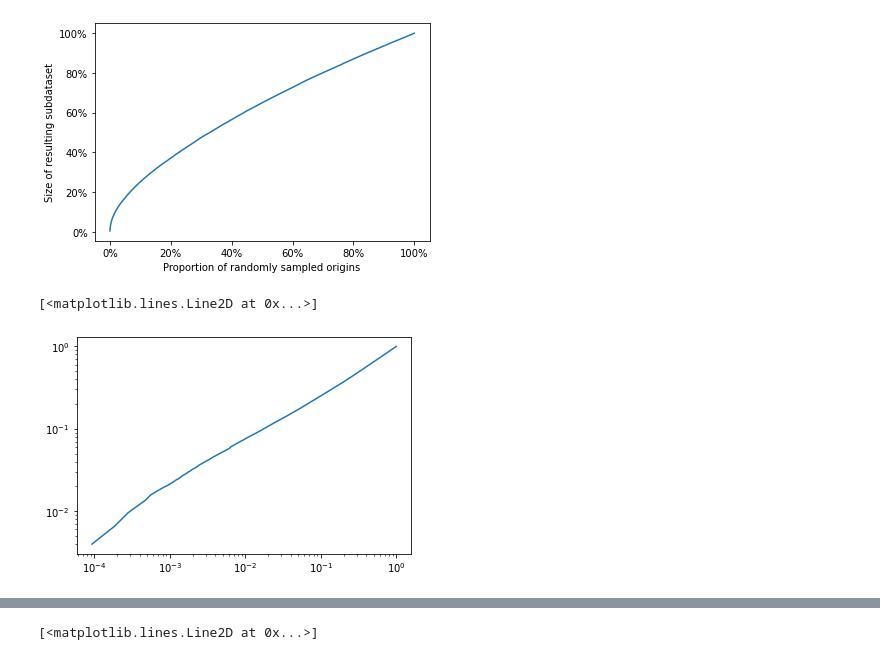
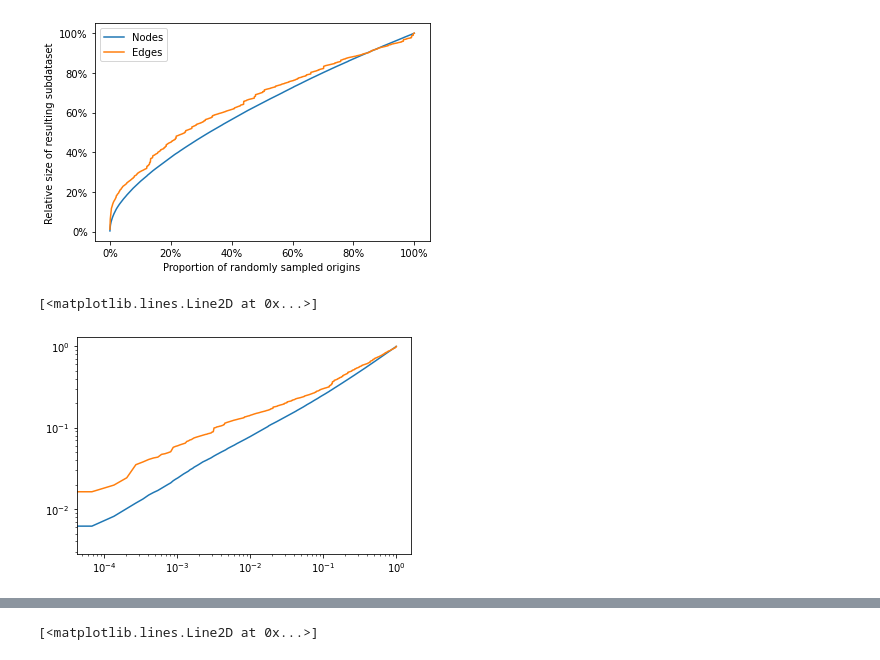
Before and after one commit to seirl/thesis, a Jupyter notebook: notebooks/subdataset-size-function.ipynb, the cells around one changed output, grey strips where cells are left out. Drawn from its saved outputs; the diff is of its cells as text; code cells hidden in the pictures.

```diff
--- a/notebooks/subdataset-size-function.ipynb
+++ b/notebooks/subdataset-size-function.ipynb
@@ -6,31 +6,43 @@ import scipy.optimize
 from pathlib import Path
 # %%
 lines = [l.strip().split() for l in Path('data/subdataset-size-function.csv').read_text().split('\n') if l]
-x = np.array([int(l[0].strip()) for l in lines])
-y = np.array([float(l[1].strip()) for l in lines])
+origins = np.array([i*10000 for i, l in enumerate(lines)])
+nodes = np.array([float(l[0].strip()) for l in lines])
+edges = np.array([float(l[1].strip()) for l in lines])
+contents = np.array([float(l[2].strip()) for l in lines])
 
-y = y / y[-1]
-x = x / x[-1]
+origins = origins / origins[-1]
+nodes = nodes / nodes[-1]
+edges = edges / edges[-1]
+contents = contents / contents[-1]
+
+
+# y = y / y[-1]
+#x = x / x[-1]
 # %%
 fig = plt.figure()
 ax = fig.add_subplot()
 ax.xaxis.set_major_formatter(mtick.PercentFormatter(1.0))
 ax.yaxis.set_major_formatter(mtick.PercentFormatter(1.0))
 ax.set_xlabel("Proportion of randomly sampled origins")
-ax.set_ylabel("Size of resulting subdataset")
-ax.plot(x, y)
+ax.set_ylabel("Relative size of resulting subdataset")
+ax.plot(origins, nodes, label="Nodes")
+ax.plot(origins, edges, label="Edges")
+ax.legend()
+# ax.plot(origins, contents)
 plt.savefig("../img/graph-exploitation/subdataset_size_function.pdf")
 # %% [output]
-[figure, old version]
+[figure, new version]
 # %%
 fig = plt.figure()
 ax = fig.add_subplot()
 ax.set_xscale('log')
 ax.set_yscale('log')
-ax.plot(x, y)
+ax.plot(origins, nodes)
+ax.plot(origins, edges)
 # %% [output]
 [<matplotlib.lines.Line2D at 0x...>]
-[figure, old version]
+[figure, new version]
 # %%
 # data_df = pd.DataFrame({'x': x, 'y': y})
 
```
Also changed, not shown: parts of 7 cells of this notebook, 3 other files.
